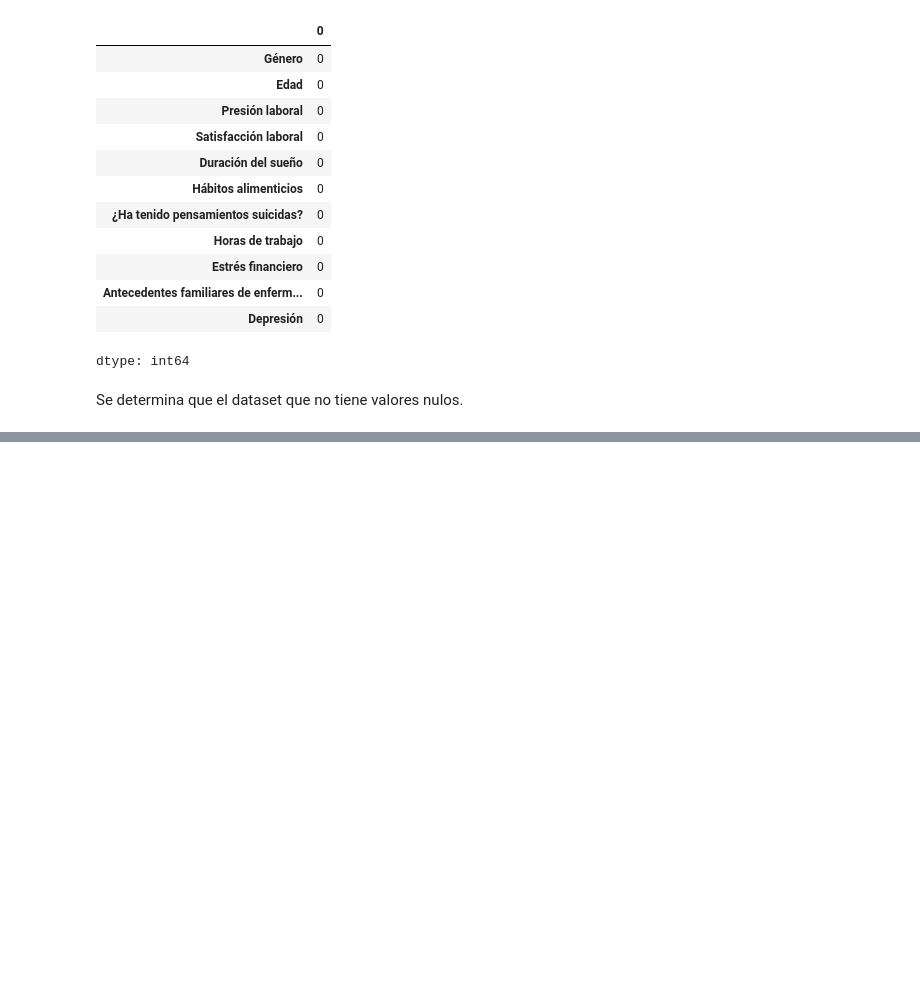
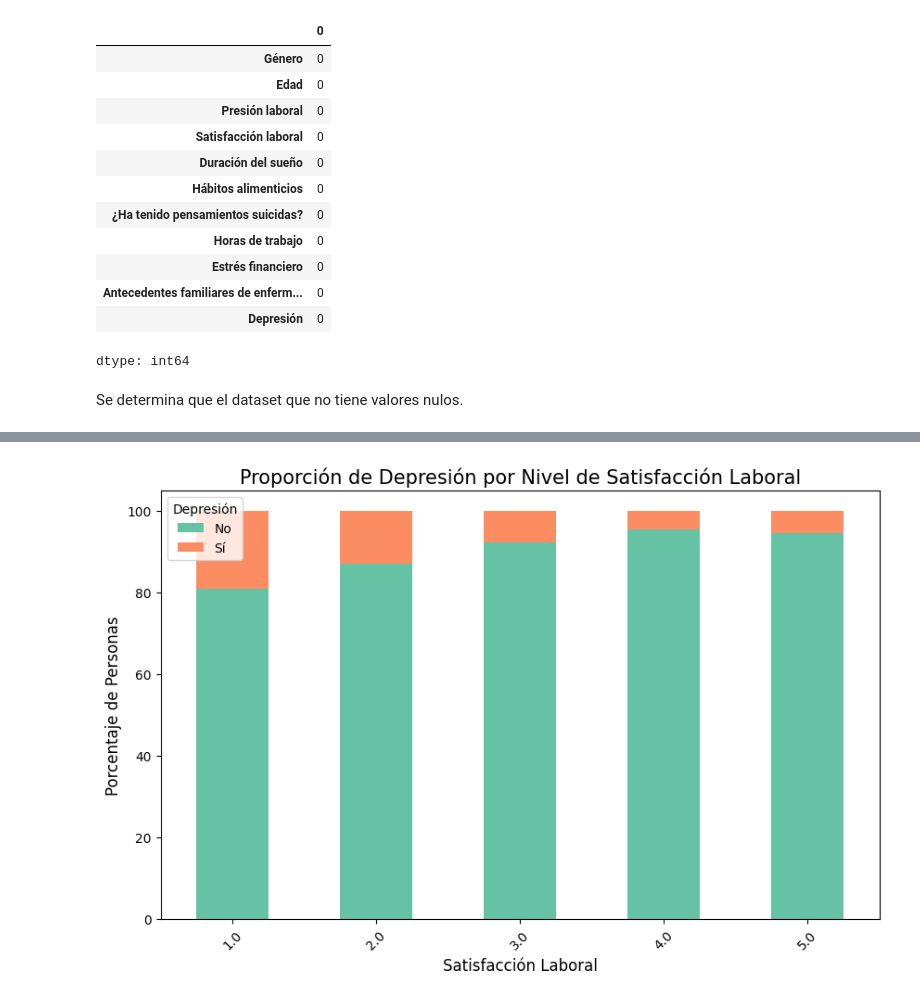
Before and after one commit to vazquezsilvana/Entrega-Final-Ciencia-de-Datos-I, a Jupyter notebook: ProyectoParteIII+Vazquez.ipynb, the cells around one changed output, grey strips where cells are left out. Drawn from its saved outputs; the diff is of its cells as text; code cells hidden in the pictures; blank space fills up the shorter version.

```diff
--- a/ProyectoParteIII+Vazquez.ipynb
+++ b/ProyectoParteIII+Vazquez.ipynb
@@ -197,0 +318,12 @@ Hipótesis 1: Un alto nivel de estrés financiero y presión laboral se correlac
+# %%
+
+# --- GRÁFICO 2: SATISFACCIÓN LABORAL VS. DEPRESIÓN ---
+satisfaccion_depresion = pd.crosstab(df['Satisfacción laboral'], df['Depresión'], normalize='index') * 100
+satisfaccion_depresion.plot(kind='bar', stacked=True, figsize=(10, 6), color=['#66c2a5', '#fc8d62'])
+plt.title('Proporción de Depresión por Nivel de Satisfacción Laboral', fontsize=15)
+plt.xlabel('Satisfacción Laboral', fontsize=12)
+plt.ylabel('Porcentaje de Personas', fontsize=12)
+plt.xticks(rotation=45)
+plt.show()
+# %% [output]
+[figure, added]
```
Also changed, not shown: parts of 30 cells of this notebook.
